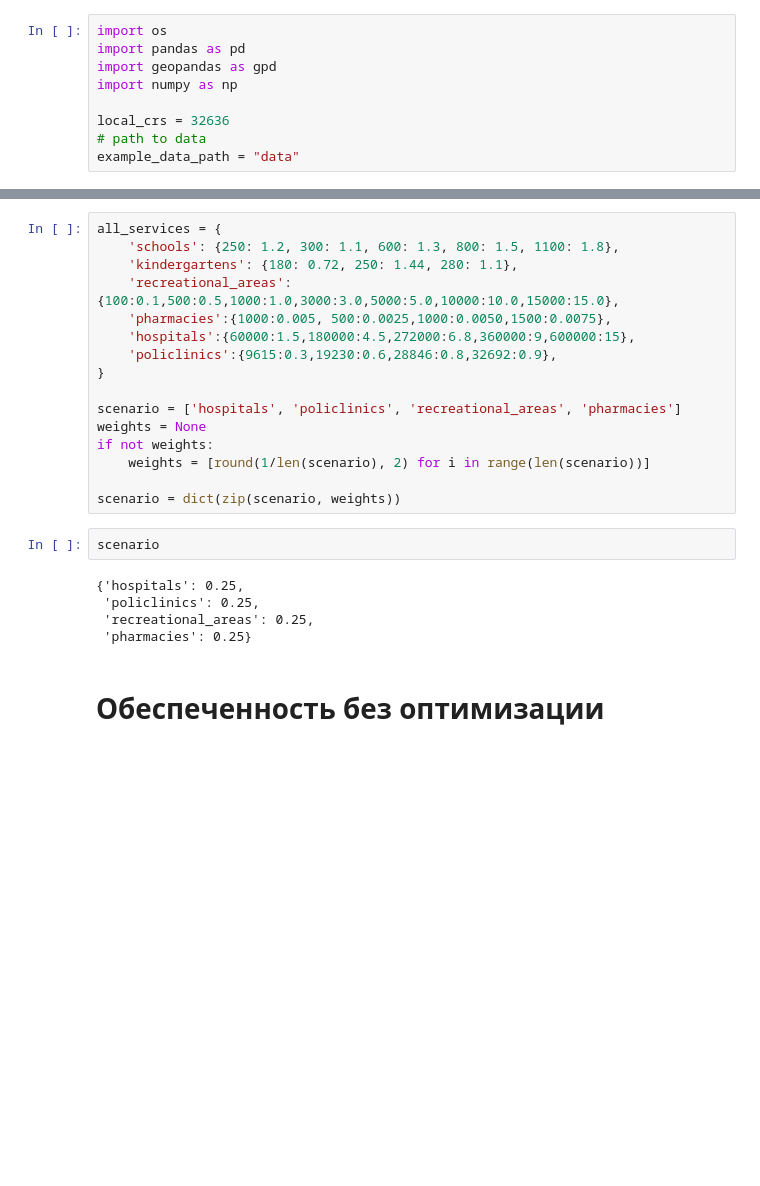
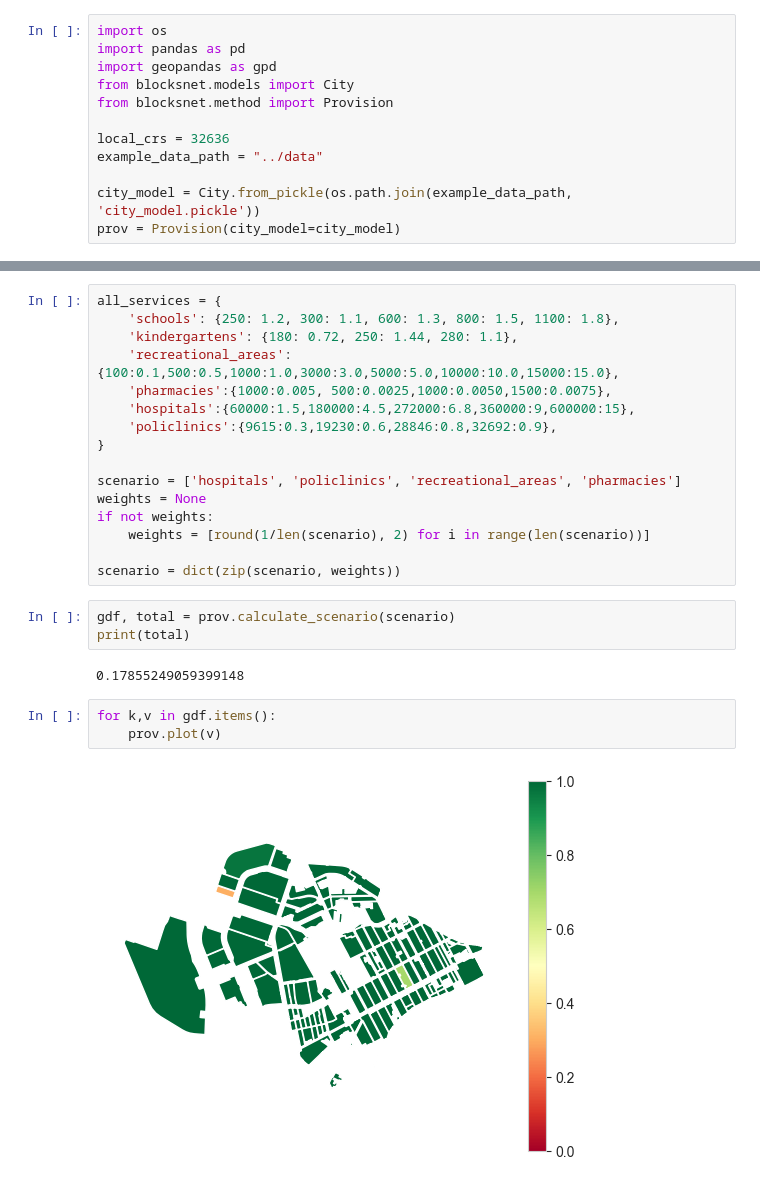
Before and after one commit to aimclub/blocksnet, a Jupyter notebook: examples/3d city_model genetic.ipynb, the cells around one changed output, grey strips where cells are left out. Cells and saved outputs as stored; diff of their text form; blank space fills up the shorter version.

```diff
--- a/examples/3d city_model genetic.ipynb
+++ b/examples/3d city_model genetic.ipynb
@@ -2,8 +2,11 @@
 import os
 import pandas as pd
 import geopandas as gpd
-import numpy as np
+from blocksnet.models import City
+from blocksnet.method import Provision
 
 local_crs = 32636
-# path to data
-example_data_path = "data"
+example_data_path = "../data"
+
+city_model = City.from_pickle(os.path.join(example_data_path, 'city_model.pickle'))
+prov = Provision(city_model=city_model)
@@ -58,12 +26,13 @@ if not weights:
     weights = [round(1/len(scenario), 2) for i in range(len(scenario))]
 
 scenario = dict(zip(scenario, weights))
-# %%
-scenario
-# %% [output]
-{'hospitals': 0.25,
- 'policlinics': 0.25,
- 'recreational_areas': 0.25,
- 'pharmacies': 0.25}
-# %% [markdown]
-# Обеспеченность без оптимизации
+# %%
+gdf, total = prov.calculate_scenario(scenario)
+print(total)
+# %% [output]
+0.17855249059399148
+# %%
+for k,v in gdf.items():
+    prov.plot(v)
+# %% [output]
+[figure, added]
```
Also changed, not shown: parts of 27 cells of this notebook, 1 other file.
